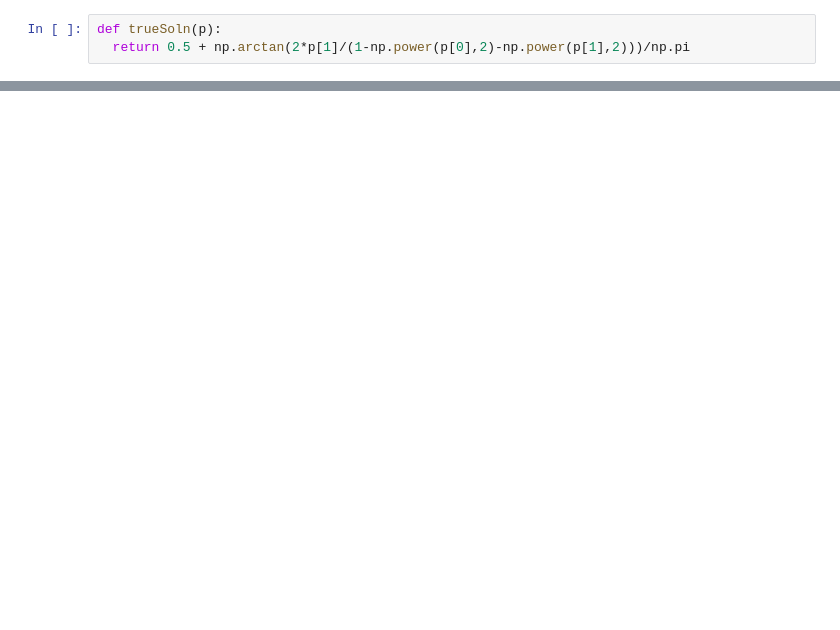
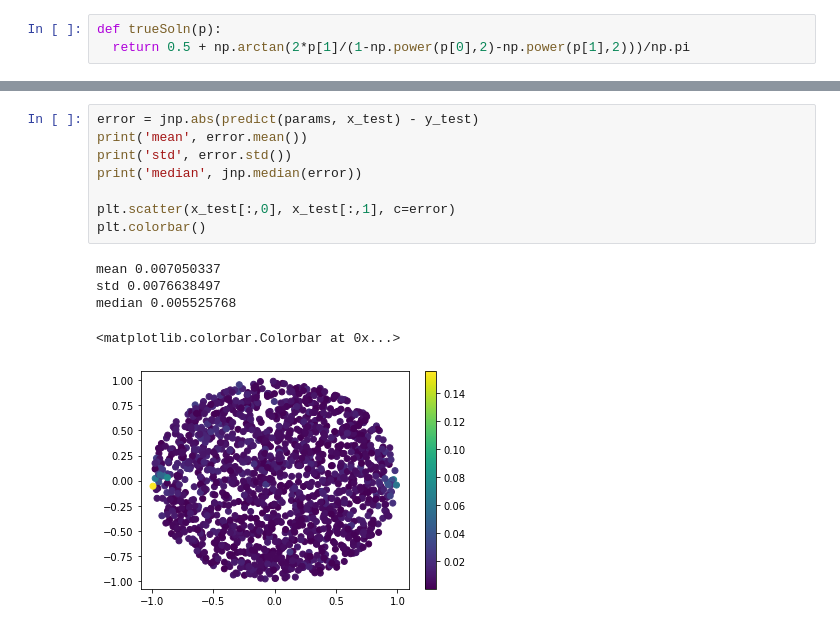
Before and after one commit to AmandinChyba/Project1-Fields-2022, a Jupyter notebook: Deep_Learning/wobNN.ipynb, the cells around one changed output, grey strips where cells are left out. Cells and saved outputs as stored; diff of their text form; blank space fills up the shorter version.

```diff
--- a/Deep_Learning/wobNN.ipynb
+++ b/Deep_Learning/wobNN.ipynb
@@ -47,0 +154,14 @@ def update(params, grads):
+# %%
+error = jnp.abs(predict(params, x_test) - y_test)
+print('mean', error.mean())
+print('std', error.std())
+print('median', jnp.median(error))
+
+plt.scatter(x_test[:,0], x_test[:,1], c=error)
+plt.colorbar()
+# %% [output]
+mean 0.007050337
+std 0.0076638497
+median 0.005525768
+<matplotlib.colorbar.Colorbar at 0x...>
+[figure, added]
```
Also changed, not shown: parts of 26 cells of this notebook.
